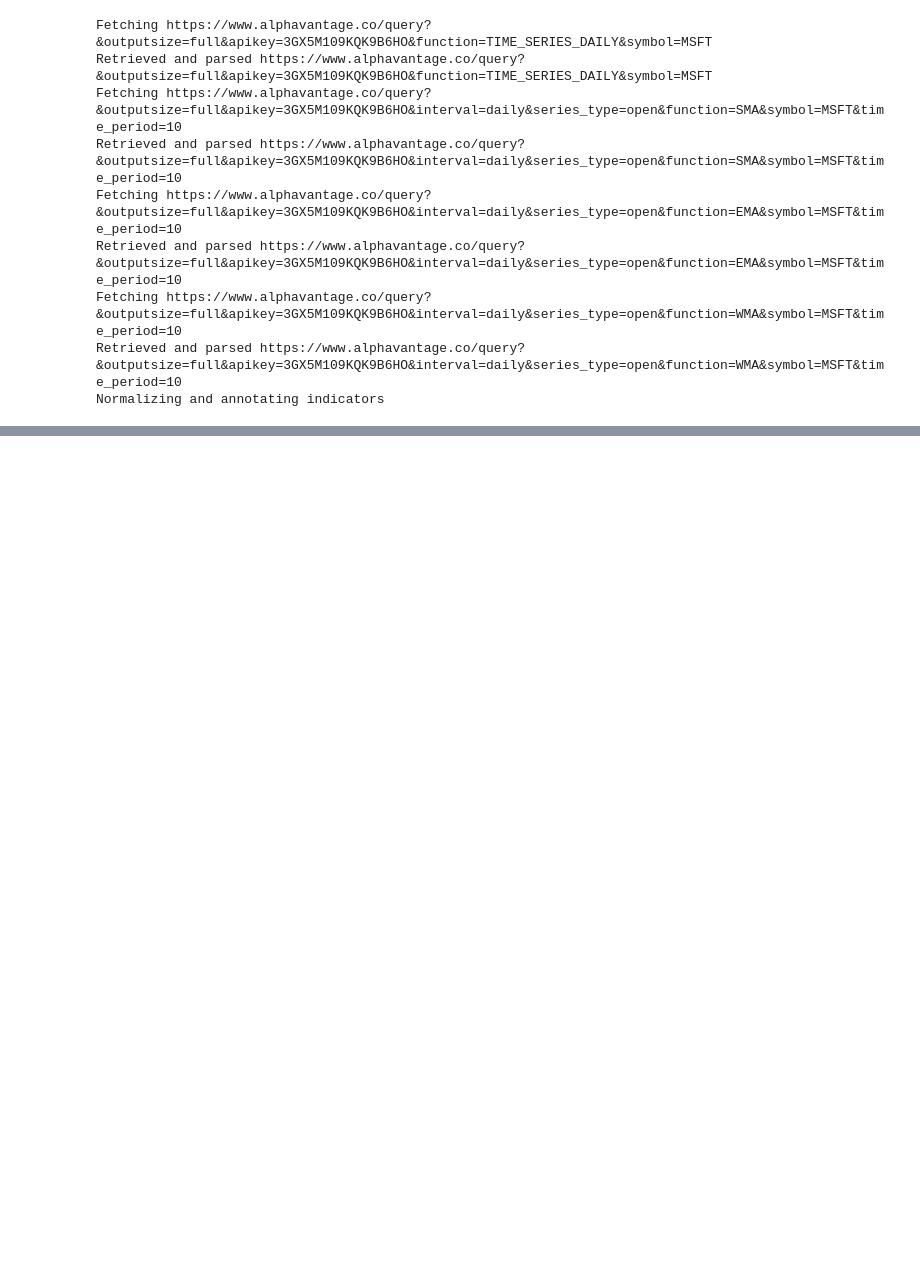
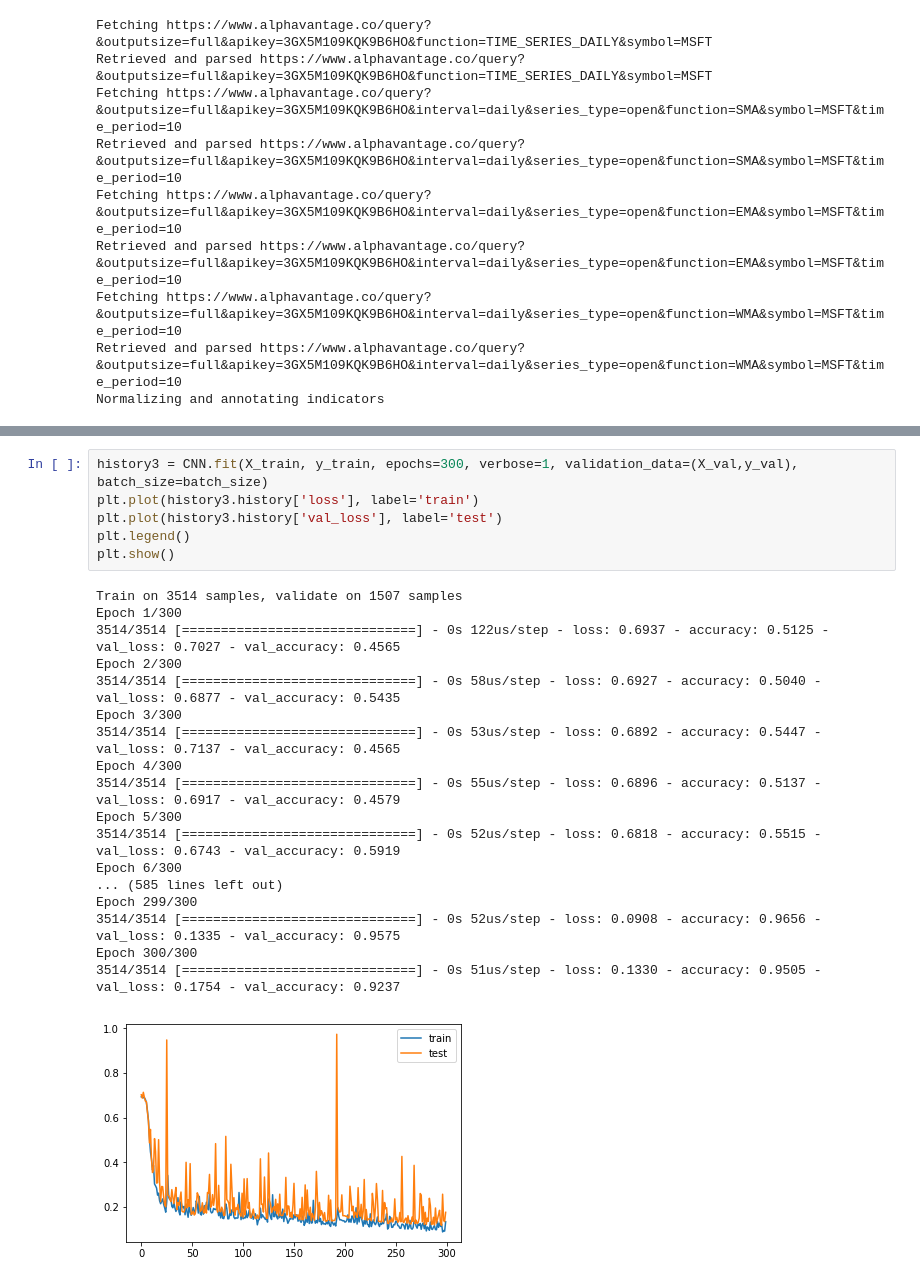
Before and after one commit to rHilkner/mc030, a Jupyter notebook: pfg.ipynb, the cells around one changed output, grey strips where cells are left out. Cells and saved outputs as stored; diff of their text form; blank space fills up the shorter version.

```diff
--- a/pfg.ipynb
+++ b/pfg.ipynb
@@ -272,0 +484,25 @@ Normalizing and annotating indicators
+# %%
+history3 = CNN.fit(X_train, y_train, epochs=300, verbose=1, validation_data=(X_val,y_val), batch_size=batch_size)
+plt.plot(history3.history['loss'], label='train')
+plt.plot(history3.history['val_loss'], label='test')
+plt.legend()
+plt.show()
+# %% [output]
+Train on 3514 samples, validate on 1507 samples
+Epoch 1/300
+3514/3514 [==============================] - 0s 122us/step - loss: 0.6937 - accuracy: 0.5125 - val_loss: 0.7027 - val_accuracy: 0.4565
+Epoch 2/300
+3514/3514 [==============================] - 0s 58us/step - loss: 0.6927 - accuracy: 0.5040 - val_loss: 0.6877 - val_accuracy: 0.5435
+Epoch 3/300
+3514/3514 [==============================] - 0s 53us/step - loss: 0.6892 - accuracy: 0.5447 - val_loss: 0.7137 - val_accuracy: 0.4565
+Epoch 4/300
+3514/3514 [==============================] - 0s 55us/step - loss: 0.6896 - accuracy: 0.5137 - val_loss: 0.6917 - val_accuracy: 0.4579
+Epoch 5/300
+3514/3514 [==============================] - 0s 52us/step - loss: 0.6818 - accuracy: 0.5515 - val_loss: 0.6743 - val_accuracy: 0.5919
+Epoch 6/300
+... (585 lines left out)
+Epoch 299/300
+3514/3514 [==============================] - 0s 52us/step - loss: 0.0908 - accuracy: 0.9656 - val_loss: 0.1335 - val_accuracy: 0.9575
+Epoch 300/300
+3514/3514 [==============================] - 0s 51us/step - loss: 0.1330 - accuracy: 0.9505 - val_loss: 0.1754 - val_accuracy: 0.9237
+[figure, added]
```
Also changed, not shown: parts of 19 cells of this notebook, 2 other files.
